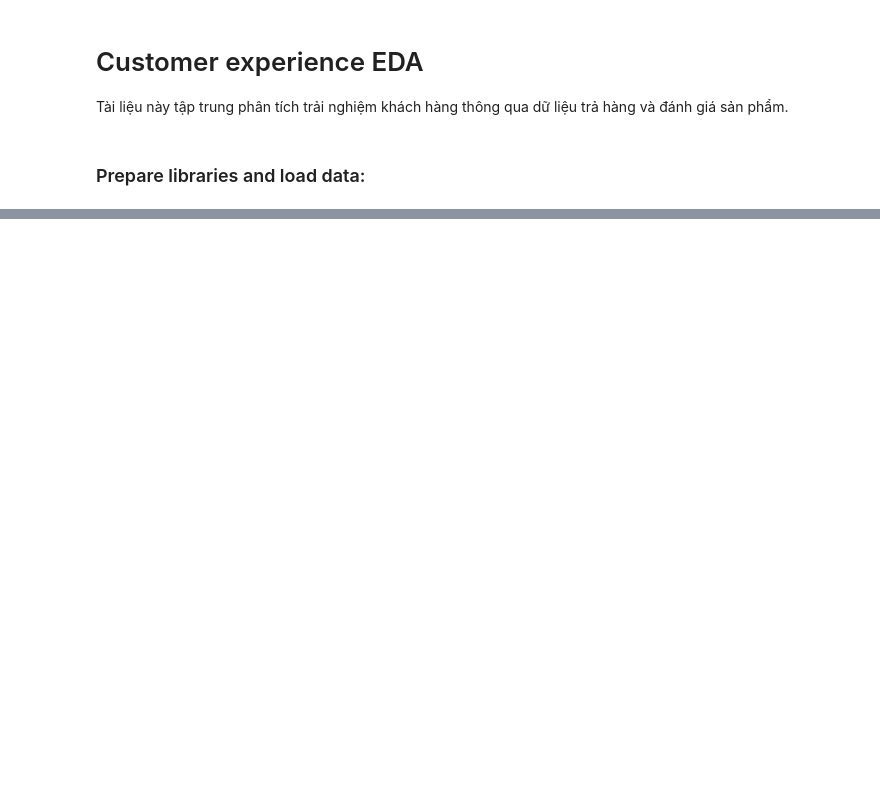
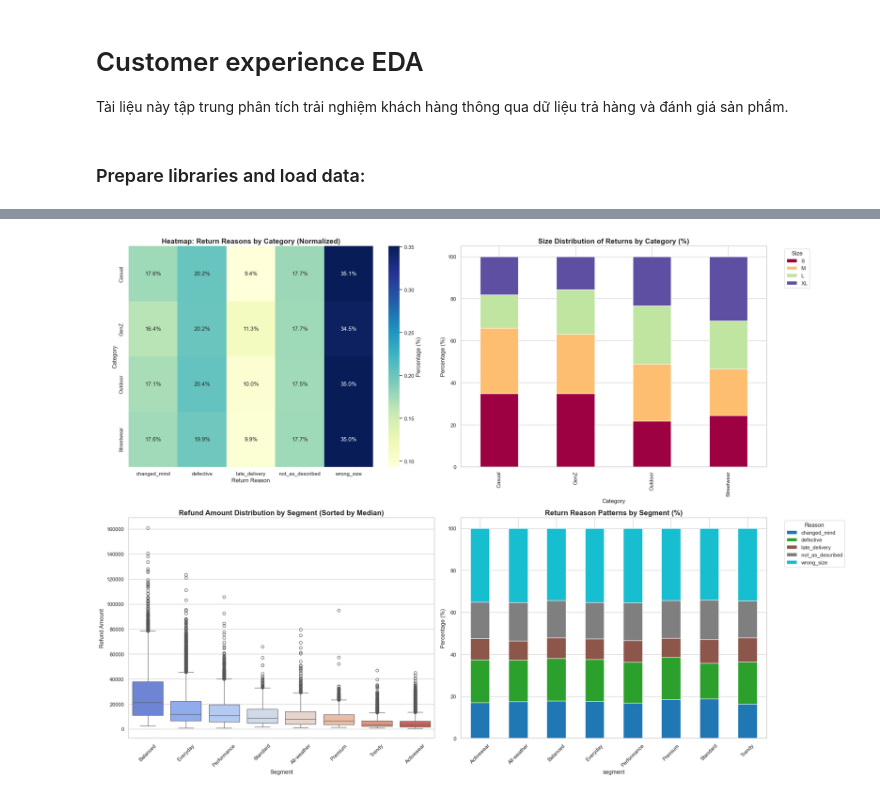
Before and after one commit to tuongvii2327/TayThanh_Datathon_2026, a Jupyter notebook: notebooks/03_EDA_customer_experience.ipynb, the cells around one changed output, grey strips where cells are left out. Saved outputs shown, nothing was run; the diff lists cells and outputs as text; code cells hidden in the pictures; blank space fills up the shorter version.

```diff
--- a/notebooks/03_EDA_customer_experience.ipynb
+++ b/notebooks/03_EDA_customer_experience.ipynb
@@ -35,0 +315,64 @@ memory usage: 5.3 MB
+# %%
+
+# Create a 2x2 grid for multivariate analysis
+fig, axes = plt.subplots(2, 2, figsize=(22, 16))
+plt.subplots_adjust(hspace=0.4, wspace=0.3)
+
+# ---------------------------------------------------------
+# 1. Heatmap: Relationship between Product Category and Return Reason
+# Insight: Identifying if specific categories have unique return drivers
+# (e.g., Are sizing issues strictly a Streetwear problem?)
+# ---------------------------------------------------------
+category_reason_pivot = pd.crosstab(df_ret_pduct['category'], df_ret_pduct['return_reason'], normalize='index')
+sns.heatmap(category_reason_pivot, annot=True, fmt=".1%", cmap="YlGnBu", ax=axes[0, 0], cbar_kws={'label': 'Percentage (%)'})
+axes[0, 0].set_title('Heatmap: Return Reasons by Category (Normalized)', fontsize=15, fontweight='bold')
+axes[0, 0].set_xlabel('Return Reason', fontsize=12)
+axes[0, 0].set_ylabel('Category', fontsize=12)
+
+# ---------------------------------------------------------
+# 2. Stacked Bar Chart: Size Distribution within each Category
+# Insight: Checking for size-related anomalies across categories
+# (e.g., XL returns being disproportionately high in specific lines)
+# ---------------------------------------------------------
+size_order = ['S', 'M', 'L', 'XL']
+category_size_dist = df_ret_pduct.groupby(['category', 'size']).size().unstack(fill_value=0)
+# Ensure columns are in logical order: S -> M -> L -> XL
+category_size_dist = category_size_dist.reindex(columns=size_order)
+# Convert to percentage for better comparison across categories with different volumes
+category_size_dist_pct = category_size_dist.div(category_size_dist.sum(axis=1), axis=0) * 100
+
+category_size_dist_pct.plot(kind='bar', stacked=True, ax=axes[0, 1], colormap='Spectral')
+axes[0, 1].set_title('Size Distribution of Returns by Category (%)', fontsize=15, fontweight='bold')
+axes[0, 1].set_xlabel('Category', fontsize=12)
+axes[0, 1].set_ylabel('Percentage (%)', fontsize=12)
+axes[0, 1].legend(title='Size', bbox_to_anchor=(1.05, 1), loc='upper left')
+
+# ---------------------------------------------------------
+# 3. Boxplot: Refund Amount Distribution by Segment
+# Insight: Visualizing financial impact and outliers per segment.
+# Sorted by median to highlight segments with higher refund liabilities.
+# ---------------------------------------------------------
+segment_order = df_ret_pduct.groupby('segment')['refund_amount'].median().sort_values(ascending=False).index
+sns.boxplot(data=df_ret_pduct, x='segment', y='refund_amount', order=segment_order, ax=axes[1, 0], palette="coolwarm")
+axes[1, 0].set_title('Refund Amount Distribution by Segment (Sorted by Median)', fontsize=15, fontweight='bold')
+axes[1, 0].set_xlabel('Segment', fontsize=12)
+axes[1, 0].set_ylabel('Refund Amount', fontsize=12)
+axes[1, 0].tick_params(axis='x', rotation=45)
+
+# ---------------------------------------------------------
+# 4. Grouped Bar Chart: Return Reasons Breakdown by Segment
+# Insight: Comparing how product quality (defective) vs. logistics (late_delivery)
+# affects different customer segments differently.
+# ---------------------------------------------------------
+segment_reason_pct = pd.crosstab(df_ret_pduct['segment'], df_ret_pduct['return_reason'], normalize='index') * 100
+segment_reason_pct.plot(kind='bar', stacked=True, ax=axes[1, 1], colormap='tab10')
+axes[1, 1].set_title('Return Reason Patterns by Segment (%)', fontsize=15, fontweight='bold')
+axes[1, 1].set_ylabel('Percentage (%)')
+axes[1, 1].tick_params(axis='x', rotation=45)
+axes[1, 1].legend(title='Reason', bbox_to_anchor=(1.05, 1))
+
+# Final formatting
+plt.tight_layout()
+plt.savefig('multivariate_analysis_returns.png', dpi=300, bbox_inches='tight')
+# %% [output]
+[figure, added]
```
Also changed, not shown: parts of 40 cells of this notebook, 2 other files.
